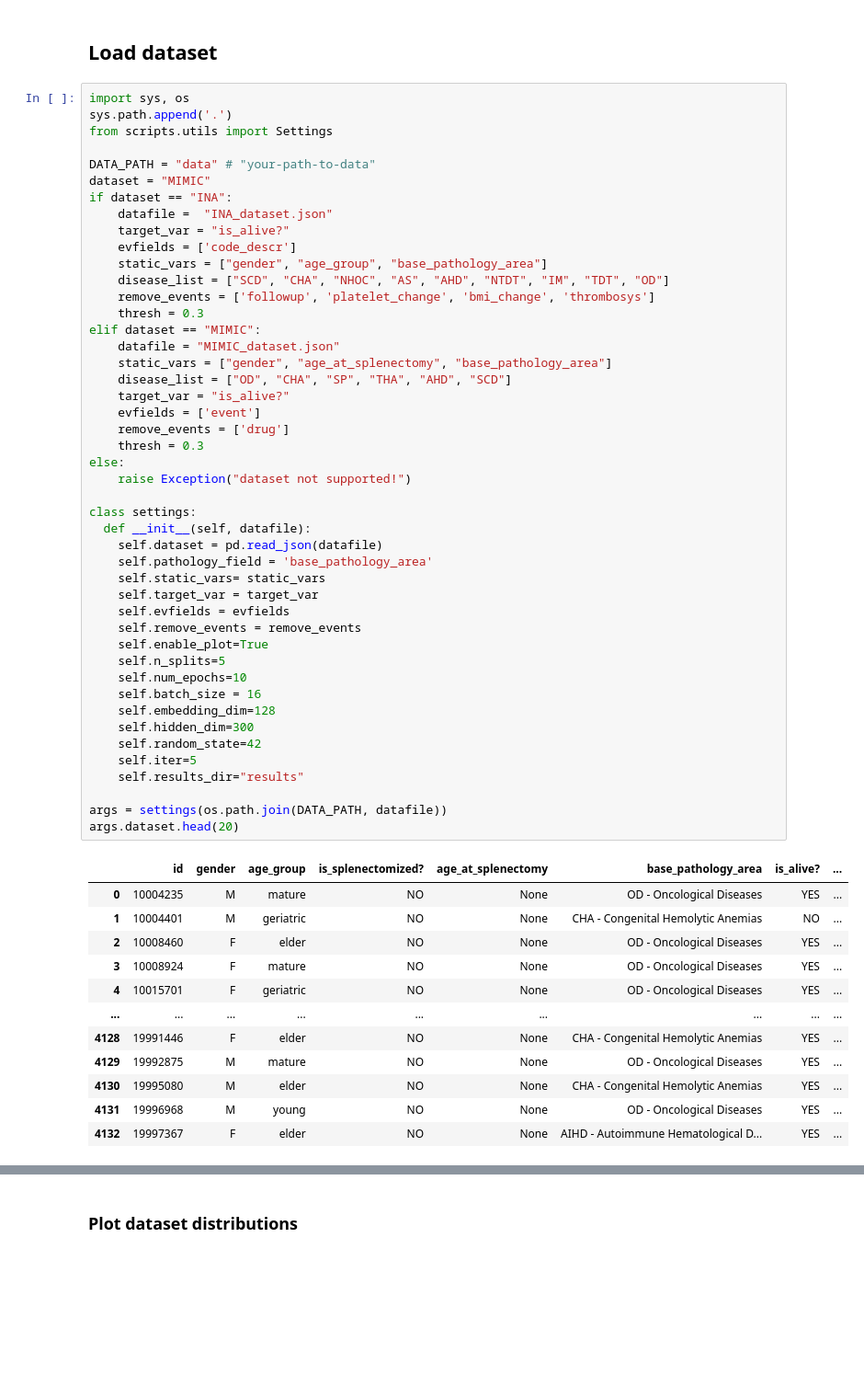
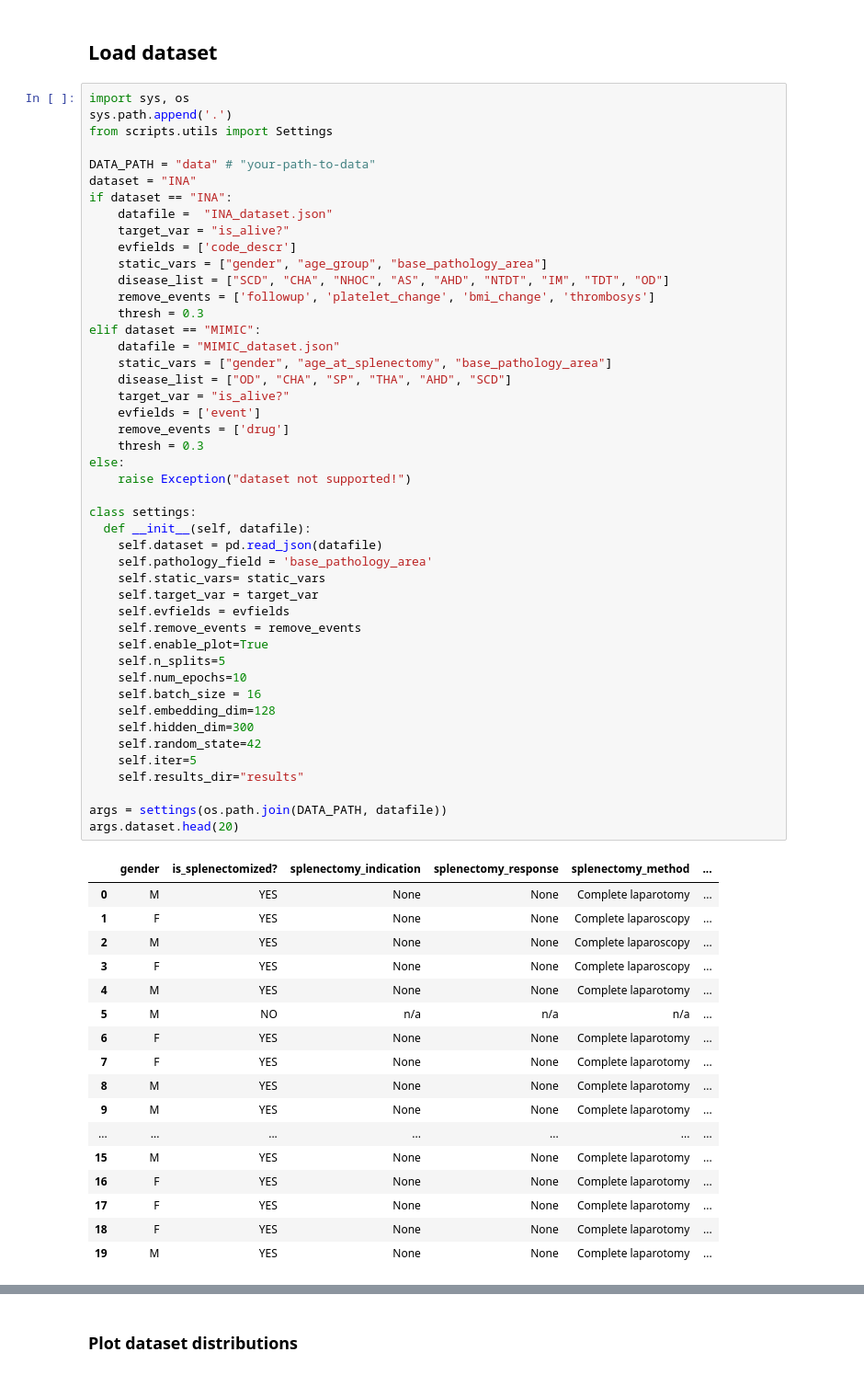
Before and after one commit to giordamaug/Relational_EHR_data_to_Longitudinal_Patient_Trajectories, a Jupyter notebook: notebook.ipynb, the cells around one changed output, grey strips where cells are left out. Shown at 92% size. Drawn from its saved outputs; the diff is of its cells as text; blank space fills up the shorter version.

```diff
--- a/notebook.ipynb
+++ b/notebook.ipynb
@@ -53,7 +53,7 @@ sys.path.append('.')
 from scripts.utils import Settings
 
 DATA_PATH = "data" # "your-path-to-data"
-dataset = "MIMIC"
+dataset = "INA"
 if dataset == "INA":
     datafile =  "INA_dataset.json"
     target_var = "is_alive?"
@@ -67,42 +67,47 @@ elif dataset == "MIMIC":
     static_vars = ["gender", "age_at_splenectomy", "base_pathology_area"]
     disease_list = ["OD", "CHA", "SP", "THA", "AHD", "SCD"]
     target_var = "is_alive?"
     evfields = ['event']
     remove_events = ['drug']
     thresh = 0.3
 else:
     raise Exception("dataset not supported!")
 
 class settings:
   def __init__(self, datafile):
     self.dataset = pd.read_json(datafile)
     self.pathology_field = 'base_pathology_area'
     self.static_vars= static_vars
     self.target_var = target_var
     self.evfields = evfields
     self.remove_events = remove_events
     self.enable_plot=True
     self.n_splits=5
     self.num_epochs=10
     self.batch_size = 16
     self.embedding_dim=128
     self.hidden_dim=300
     self.random_state=42
     self.iter=5
     self.results_dir="results"
 
 args = settings(os.path.join(DATA_PATH, datafile))
 args.dataset.head(20)
 # %% [output]
-|  | id | gender | age_group | is_splenectomized? | age_at_splenectomy | base_pathology_area | is_alive? | ... |
-| 0 | 10004235 | M | mature | NO | None | OD - Oncological Diseases | YES | ... |
-| 1 | 10004401 | M | geriatric | NO | None | CHA - Congenital Hemolytic Anemias | NO | ... |
-| 2 | 10008460 | F | elder | NO | None | OD - Oncological Diseases | YES | ... |
-| 3 | 10008924 | F | mature | NO | None | OD - Oncological Diseases | YES | ... |
-| 4 | 10015701 | F | geriatric | NO | None | OD - Oncological Diseases | YES | ... |
-| ... | ... | ... | ... | ... | ... | ... | ... | ... |
-| 4128 | 19991446 | F | elder | NO | None | CHA - Congenital Hemolytic Anemias | YES | ... |
-| 4129 | 19992875 | M | mature | NO | None | OD - Oncological Diseases | YES | ... |
-| 4130 | 19995080 | M | elder | NO | None | CHA - Congenital Hemolytic Anemias | YES | ... |
-| 4131 | 19996968 | M | young | NO | None | OD - Oncological Diseases | YES | ... |
-| 4132 | 19997367 | F | elder | NO | None | AIHD - Autoimmune Hematological D... | YES | ... |
+|  | gender | is_splenectomized? | splenectomy_indication | splenectomy_response | splenectomy_method | ... |
+| 0 | M | YES | None | None | Complete laparotomy | ... |
+| 1 | F | YES | None | None | Complete laparoscopy | ... |
+| 2 | M | YES | None | None | Complete laparoscopy | ... |
+| 3 | F | YES | None | None | Complete laparoscopy | ... |
+| 4 | M | YES | None | None | Complete laparotomy | ... |
+| 5 | M | NO | n/a | n/a | n/a | ... |
+| 6 | F | YES | None | None | Complete laparotomy | ... |
+| 7 | F | YES | None | None | Complete laparotomy | ... |
+| 8 | M | YES | None | None | Complete laparotomy | ... |
+| 9 | M | YES | None | None | Complete laparotomy | ... |
+| ... | ... | ... | ... | ... | ... | ... |
+| 15 | M | YES | None | None | Complete laparotomy | ... |
+| 16 | F | YES | None | None | Complete laparotomy | ... |
+| 17 | F | YES | None | None | Complete laparotomy | ... |
+| 18 | F | YES | None | None | Complete laparotomy | ... |
+| 19 | M | YES | None | None | Complete laparotomy | ... |
```
Also changed, not shown: parts of 14 cells of this notebook.
